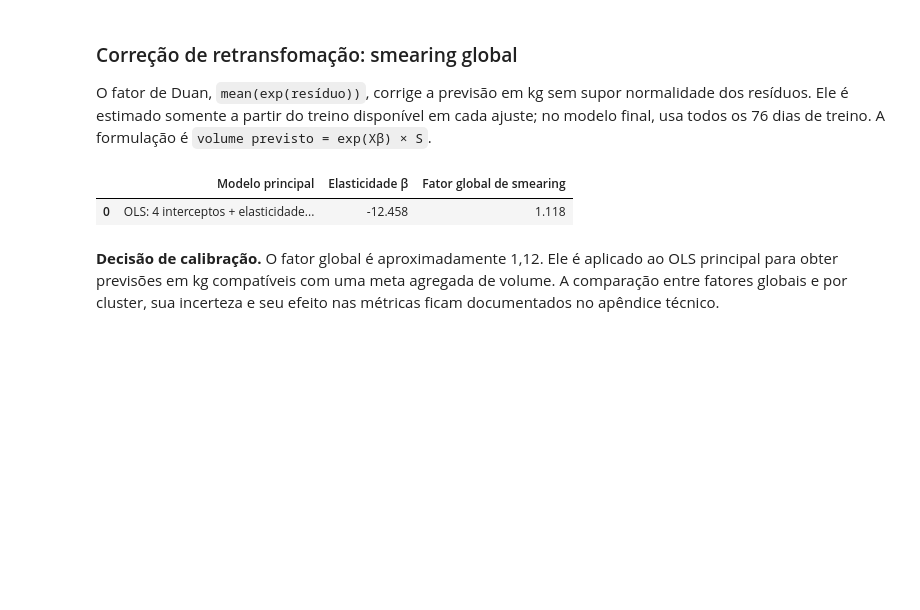
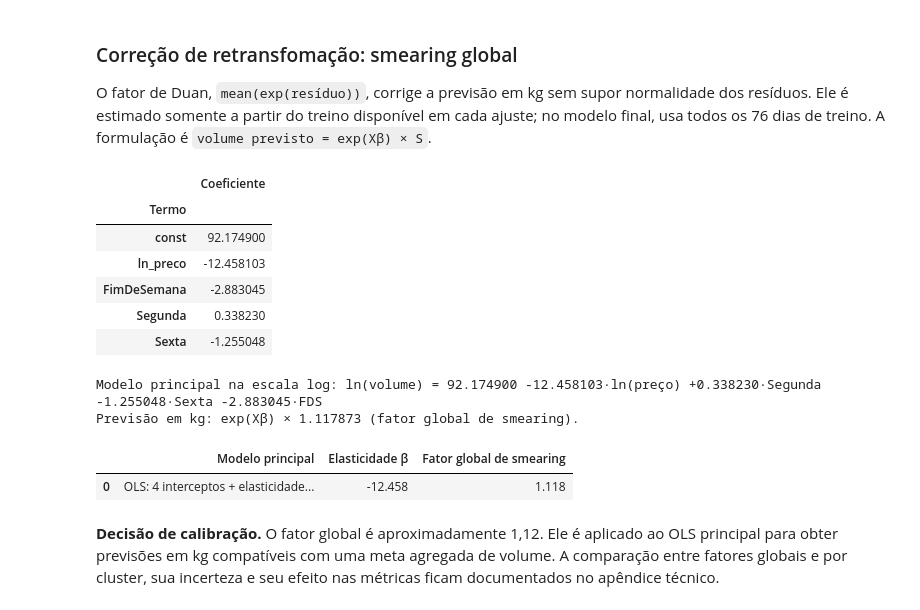
Before and after one commit to natfaria/202602-resolucao_problemas, a Jupyter notebook: notebooks/01-EDA-ols-validacao.ipynb, the cells around one changed output. Cells and saved outputs as stored; diff of their text form; code cells hidden in the pictures; blank space fills up the shorter version.

```diff
--- a/notebooks/01-EDA-ols-validacao.ipynb
+++ b/notebooks/01-EDA-ols-validacao.ipynb
@@ -782,35 +782,61 @@ def prever_em_kg(modelo, df, interacoes=False, correcao="global", fatores=None):
         fatores_cluster, fator_global = fatores
         multiplicador = base["Cluster"].map(fatores_cluster).fillna(fator_global).to_numpy()
     else:
         raise ValueError(f"Correção não reconhecida: {correcao}")
     return np.asarray(previsao * multiplicador, dtype=float)
 
 
 def resumir_metricas(real, previsto):
     real = np.asarray(real, dtype=float)
     previsto = np.asarray(previsto, dtype=float)
     erro = real - previsto
     return {
         "RMSE (kg)": np.sqrt(np.mean(erro**2)),
         "WMAPE volume (%)": np.abs(erro).sum() / real.sum() * 100,
         "MAPE incidência (%)": (np.abs(erro) / real).mean() * 100,
         "Viés agregado (%)": (previsto.sum() - real.sum()) / real.sum() * 100,
     }
 
 
 # Referência no ajuste completo; os fatores de cada fold são sempre recalculados no próprio fold.
 modelo_ols_completo, base_ols_completo = ajustar_candidato(treino, "OLS", interacoes=False)
 fator_global_completo = fatores_smearing(modelo_ols_completo, base_ols_completo)
 fatores_cluster_completo = fatores_smearing(modelo_ols_completo, base_ols_completo, por_cluster=True)
 
+coeficientes_modelo_principal = modelo_ols_completo.params.rename("Coeficiente").to_frame()
+coeficientes_modelo_principal.index.name = "Termo"
+display(coeficientes_modelo_principal.round(6))
+
+print(
+    "Modelo principal na escala log: "
+    f"ln(volume) = {modelo_ols_completo.params['const']:.6f} "
+    f"{modelo_ols_completo.params['ln_preco']:+.6f}·ln(preço) "
+    f"{modelo_ols_completo.params.get('Segunda', 0):+.6f}·Segunda "
+    f"{modelo_ols_completo.params.get('Sexta', 0):+.6f}·Sexta "
+    f"{modelo_ols_completo.params.get('FimDeSemana', 0):+.6f}·FDS"
+)
+print(
+    "Previsão em kg: exp(Xβ) × "
+    f"{fator_global_completo:.6f} (fator global de smearing)."
+)
+
 display(pd.DataFrame([{
     "Modelo principal": "OLS: 4 interceptos + elasticidade única",
     "Elasticidade β": modelo_ols_completo.params["ln_preco"],
     "Fator global de smearing": fator_global_completo,
 }]).round(3))
 # %% [output]
-|  | Modelo principal | Elasticidade β | Fator global de smearing |
-| 0 | OLS: 4 interceptos + elasticidade... | -12.458 | 1.118 |
+|  | Coeficiente |
+| Termo |  |
+| const | 92.174900 |
+| ln_preco | -12.458103 |
+| FimDeSemana | -2.883045 |
+| Segunda | 0.338230 |
+| Sexta | -1.255048 |
+Modelo principal na escala log: ln(volume) = 92.174900 -12.458103·ln(preço) +0.338230·Segunda -1.255048·Sexta -2.883045·FDS
+Previsão em kg: exp(Xβ) × 1.117873 (fator global de smearing).
+|  | Modelo principal | Elasticidade β | Fator global de smearing |
+| 0 | OLS: 4 interceptos + elasticidade... | -12.458 | 1.118 |
 # %% [markdown]
 **Decisão de calibração.** O fator global é aproximadamente 1,12. Ele é aplicado ao OLS principal para obter previsões em kg compatíveis com uma meta agregada de volume. A comparação entre fatores globais e por cluster, sua incerteza e seu efeito nas métricas ficam documentados no apêndice técnico.
 # %% [markdown]
```
Also changed, not shown: parts of 4 cells of this notebook, 1 other file.
